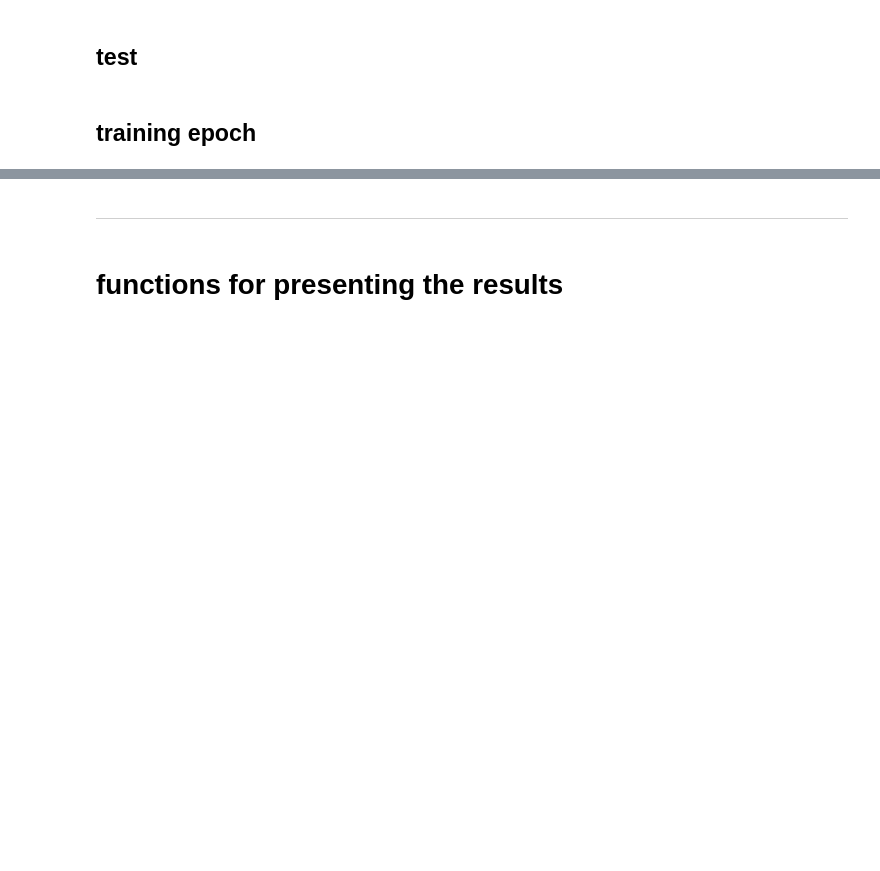
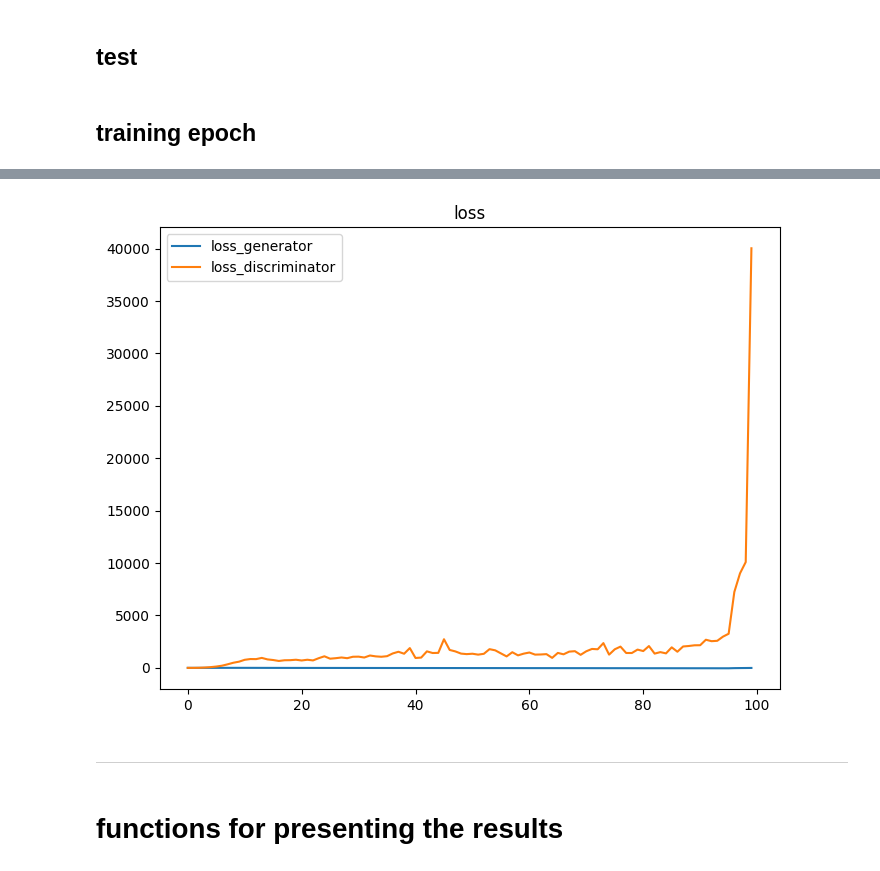
Before and after one commit to robinjoo1015/machine-learning-project-2022-2, a Jupyter notebook: 12/01-assignment_12.ipynb, the cells around one changed output, grey strips where cells are left out. Drawn from its saved outputs; the diff is of its cells as text; code cells hidden in the pictures; blank space fills up the shorter version.

```diff
--- a/12/01-assignment_12.ipynb
+++ b/12/01-assignment_12.ipynb
@@ -134,6 +134,7 @@ class Discriminator(nn.Module):
 #             nn.BatchNorm2d(256),
 #             nn.LeakyReLU(0.2),
 #             nn.MaxPool2d((2,2)),
+#             nn.Tanh()
         )
 
 #         self.fc = nn.Sequential(
@@ -161,7 +162,7 @@ class Discriminator(nn.Module):
 
     def forward(self, x):
         out = self.conv(x)
-#         out = nn.Flatten()(out)
+        out = torch.flatten(out)
 #         out = self.fc(out)
 
         return out
@@ -175,31 +176,31 @@ class Generator(nn.Module):
         self.conv = nn.Sequential(
             nn.Upsample(scale_factor=2, mode='bilinear', align_corners=False),
 #             nn.ConvTranspose2d(in_channels=dim_latent, out_channels=64, kernel_size=4, stride=1, padding=0, bias=True),
-            nn.Conv2d(in_channels=dim_latent, out_channels=32, kernel_size=3, stride=1, padding=1, bias=True),
+            nn.Conv2d(in_channels=dim_latent, out_channels=64, kernel_size=3, stride=1, padding=1, bias=True),
+            nn.BatchNorm2d(64),
+            nn.LeakyReLU(0.2),
+
+            nn.Upsample(scale_factor=2, mode='bilinear', align_corners=False),
+#             nn.ConvTranspose2d(in_channels=64, out_channels=32, kernel_size=4, stride=2, padding=1, bias=True),
+            nn.Conv2d(in_channels=64, out_channels=64, kernel_size=3, stride=1, padding=1, bias=True),
+            nn.BatchNorm2d(64),
+            nn.LeakyReLU(0.2),
+
+            nn.Upsample(scale_factor=2, mode='bilinear', align_corners=False),
+#             nn.ConvTranspose2d(in_channels=32, out_channels=16, kernel_size=4, stride=2, padding=1, bias=True),
+            nn.Conv2d(in_channels=64, out_channels=32, kernel_size=3, stride=1, padding=1, bias=True),
             nn.BatchNorm2d(32),
             nn.LeakyReLU(0.2),
 
             nn.Upsample(scale_factor=2, mode='bilinear', align_corners=False),
-#             nn.ConvTranspose2d(in_channels=64, out_channels=32, kernel_size=4, stride=2, padding=1, bias=True),
-            nn.Conv2d(in_channels=32, out_channels=16, kernel_size=3, stride=1, padding=1, bias=True),
-            nn.BatchNorm2d(16),
-            nn.LeakyReLU(0.2),
-
-            nn.Upsample(scale_factor=2, mode='bilinear', align_corners=False),
-#             nn.ConvTranspose2d(in_channels=32, out_channels=16, kernel_size=4, stride=2, padding=1, bias=True),
-            nn.Conv2d(in_channels=16, out_channels=8, kernel_size=3, stride=1, padding=1, bias=True),
-            nn.BatchNorm2d(8),
-            nn.LeakyReLU(0.2),
-
-            nn.Upsample(scale_factor=2, mode='bilinear', align_corners=False),
 #             nn.ConvTranspose2d(in_channels=16, out_channels=1, kernel_size=4, stride=2, padding=1, bias=True),
-            nn.Conv2d(in_channels=8, out_channels=4, kernel_size=3, stride=1, padding=1, bias=True),
-            nn.BatchNorm2d(4),
+            nn.Conv2d(in_channels=32, out_channels=32, kernel_size=3, stride=1, padding=1, bias=True),
+            nn.BatchNorm2d(32),
             nn.LeakyReLU(0.2),
 
             nn.Upsample(scale_factor=2, mode='bilinear', align_corners=False),
 #             nn.ConvTranspose2d(in_channels=64, out_channels=1, kernel_size=4, stride=2, padding=1, bias=True),
-            nn.Conv2d(in_channels=4, out_channels=1, kernel_size=3, stride=1, padding=1, bias=True),
+            nn.Conv2d(in_channels=32, out_channels=1, kernel_size=3, stride=1, padding=1, bias=True),
 #             nn.LeakyReLU(0.2),
 
             nn.Sigmoid()
@@ -222,8 +223,8 @@ class Generator(nn.Module):
 generator       = Generator().to(device)
 discriminator   = Discriminator().to(device)
 
-optimizer_generator = torch.optim.Adam(generator.parameters(), lr=0.0001, betas=(0.5, 0.999))
-optimizer_discriminator = torch.optim.Adam(discriminator.parameters(), lr=0.0001, betas=(0.5, 0.999))
+optimizer_generator = torch.optim.Adam(generator.parameters(), lr=0.00001, betas=(0.5, 0.999))
+optimizer_discriminator = torch.optim.Adam(discriminator.parameters(), lr=0.00001, betas=(0.5, 0.999))
 # %% [markdown]
 ## compute the prediction
 # %%
@@ -383,11 +421,13 @@ KeyboardInterrupt:
 # %%
 plt.figure(figsize=(8, 6))
 plt.plot(loss_generator, label='loss_generator')
 plt.plot(loss_discriminator, label='loss_discriminator')
-plt.ylim(0,1)
+# plt.ylim(0,1)
 plt.legend()
 plt.title('loss')
 plt.show()
+# %% [output]
+[figure, added]
 # %% [markdown]
 ---
 # %% [markdown]
```
Also changed, not shown: parts of 5 cells of this notebook.
